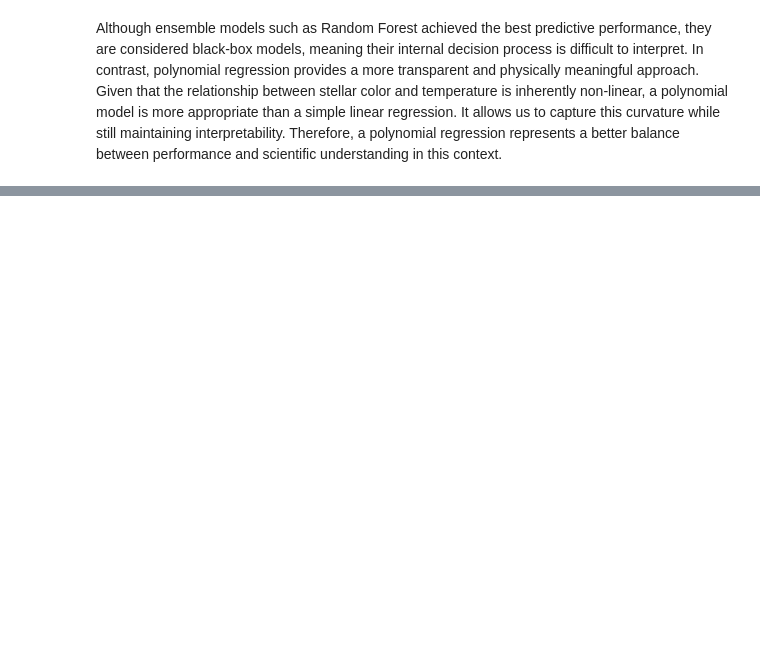
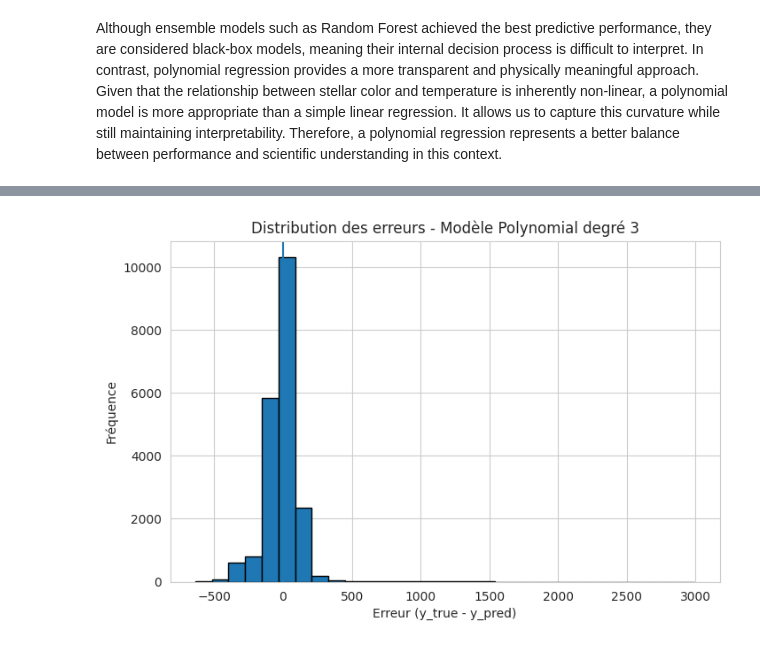
Before and after one commit to Valentinekrafft/Machinelearningproject, a Jupyter notebook: project_reg.ipynb, the cells around one changed output, grey strips where cells are left out. Saved outputs shown, nothing was run; the diff lists cells and outputs as text; code cells hidden in the pictures; blank space fills up the shorter version.

```diff
--- a/project_reg.ipynb
+++ b/project_reg.ipynb
@@ -912,0 +902,21 @@ plt.show()
+# %%
+# Prédictions
+y_pred_deg3 = model_deg3.predict(X_test)
+
+# Erreurs (résidus)
+errors = y_test - y_pred_deg3
+
+# Histogramme
+plt.figure(figsize=(8,5))
+plt.hist(errors, bins=30, edgecolor='black')
+
+plt.xlabel("Erreur (y_true - y_pred)")
+plt.ylabel("Fréquence")
+plt.title("Distribution des erreurs - Modèle Polynomial degré 3")
+
+# Ligne à 0 (erreur parfaite)
+plt.axvline(0)
+
+plt.show()
+# %% [output]
+[figure, added]
```
Also changed, not shown: parts of 21 cells of this notebook.
